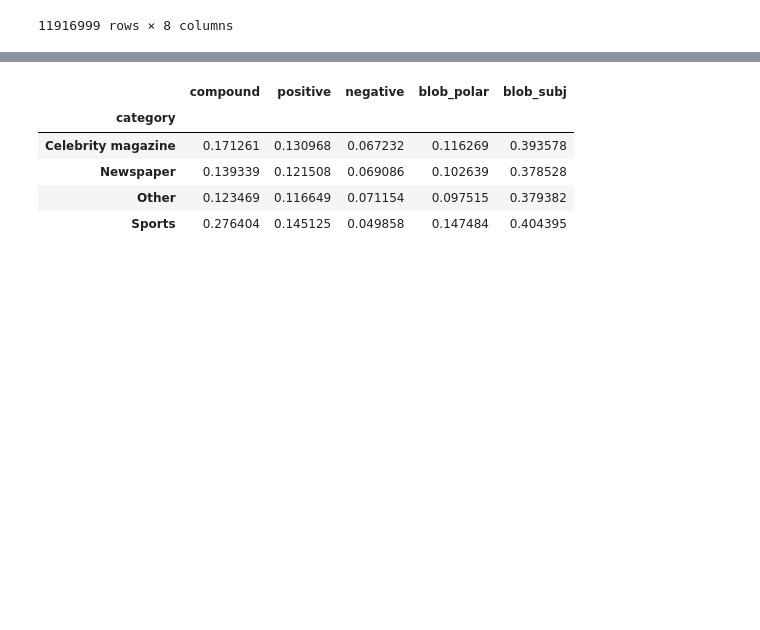
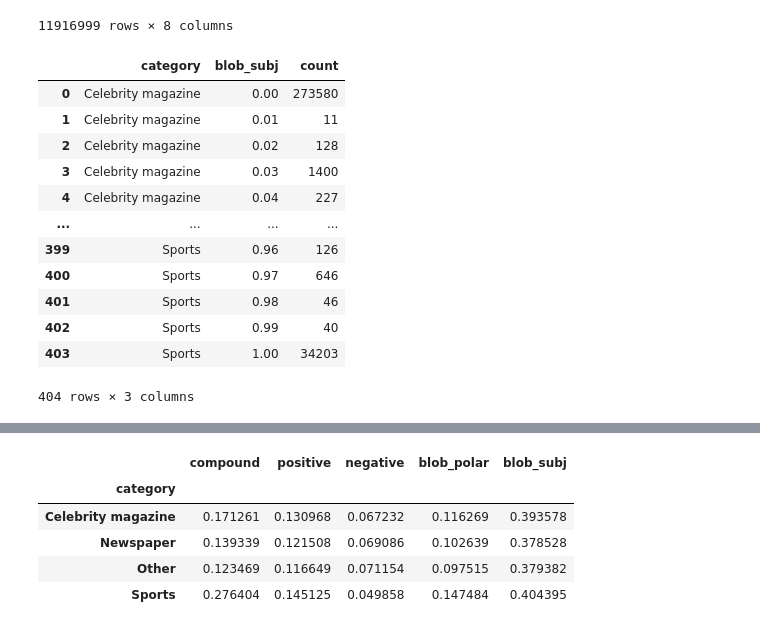
Before and after one commit to epfl-ada/ada-2021-project-gutta-boys, a Jupyter notebook: Media_analyses.ipynb, the cells around one changed output, grey strips where cells are left out. Drawn from its saved outputs; the diff is of its cells as text; code cells hidden in the pictures; blank space fills up the shorter version.

```diff
--- a/Media_analyses.ipynb
+++ b/Media_analyses.ipynb
@@ -614,10 +655,26 @@ fig.write_html("images/polarity_distribution_categories_same_plot.html")
 # %%
 df_blob_subj = df_rounded.copy()
 df_blob_subj = df_rounded.groupby(['category', 'blob_subj']).agg({'blob_subj': 'count'}).rename(columns={'blob_subj': 'count'}).reset_index()
 
-array_dict_3 = {}
+array_dict_4 = {}
 for outlet in categories:
-    array_dict_3[f'x_{outlet}'] = df_blob_subj[df_blob_subj['category']==outlet]['blob_subj'] # storing the blob_polar values for each category
-    array_dict_3[f'y_{outlet}'] = np.log(df_blob_subj[df_blob_subj['category']==outlet]['count']) # storing the blob_polar counts for each value
-    array_dict_3[f'y_{outlet}'] = (array_dict_3[f'y_{outlet}'] - array_dict_3[f'y_{outlet}'].min()) \
-                                / (array_dict_3[f'y_{outlet}'].max() - array_dict_3[f'y_{outlet}'].min())
+    array_dict_4[f'x_{outlet}'] = df_blob_subj[df_blob_subj['category']==outlet]['blob_subj'] # storing the blob_polar values for each category
+    array_dict_4[f'y_{outlet}'] = np.log(df_blob_subj[df_blob_subj['category']==outlet]['count']) # storing the blob_polar counts for each value
+    #array_dict_3[f'y_{outlet}'] = (array_dict_3[f'y_{outlet}'] - array_dict_3[f'y_{outlet}'].min()) \
+    #                            / (array_dict_3[f'y_{outlet}'].max() - array_dict_3[f'y_{outlet}'].min())
+
+df_blob_subj
+# %% [output]
+|  | category | blob_subj | count |
+| 0 | Celebrity magazine | 0.00 | 273580 |
+| 1 | Celebrity magazine | 0.01 | 11 |
+| 2 | Celebrity magazine | 0.02 | 128 |
+| 3 | Celebrity magazine | 0.03 | 1400 |
+| 4 | Celebrity magazine | 0.04 | 227 |
+| ... | ... | ... | ... |
+| 399 | Sports | 0.96 | 126 |
+| 400 | Sports | 0.97 | 646 |
+| 401 | Sports | 0.98 | 46 |
+| 402 | Sports | 0.99 | 40 |
+| 403 | Sports | 1.00 | 34203 |
+404 rows × 3 columns
```
Also changed, not shown: parts of 11 cells of this notebook, 1 other file.
